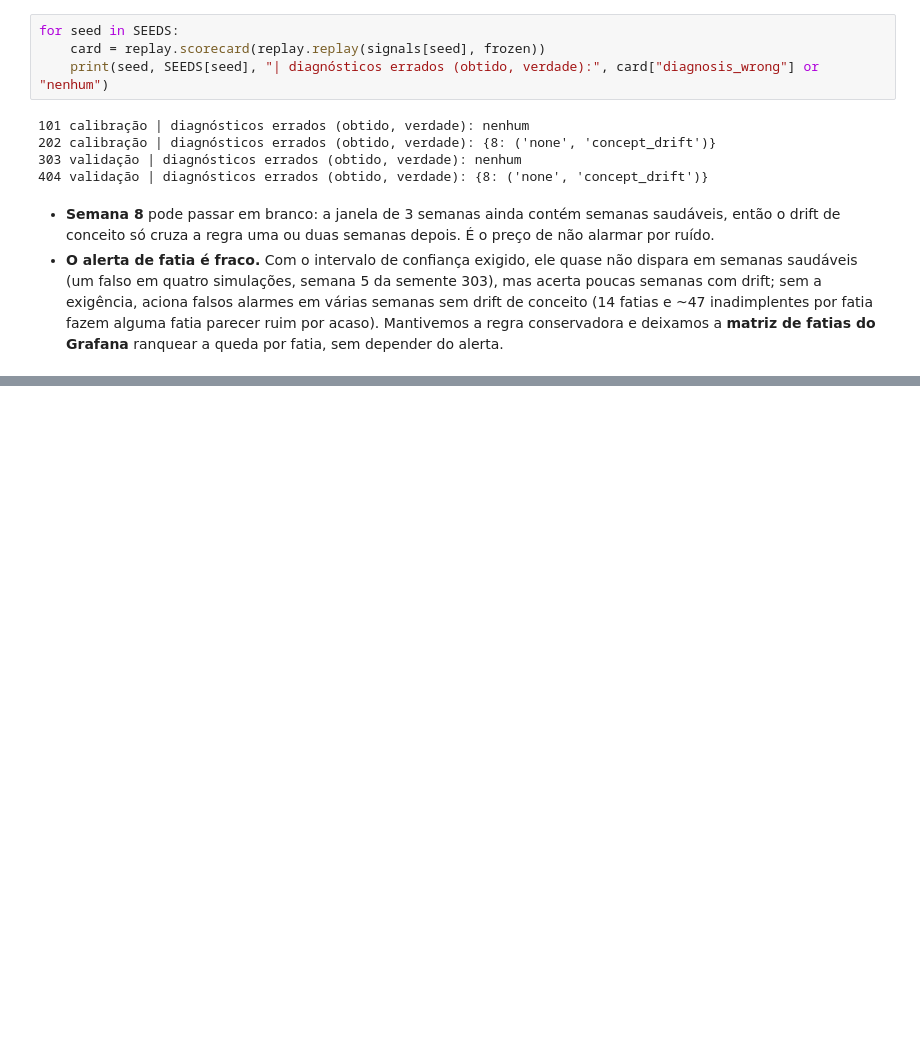
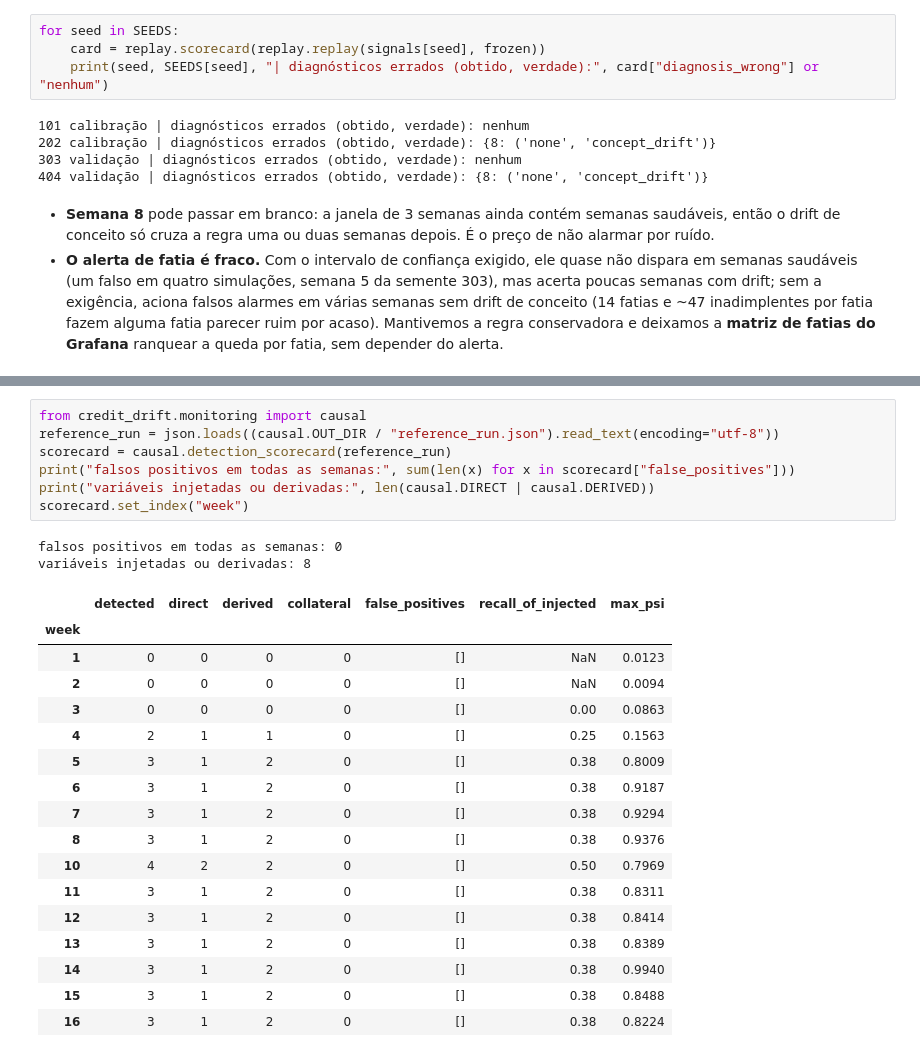
Before and after one commit to JoaoFurlan/tech-challenge-04, a Jupyter notebook: notebooks/04_drift_evaluation.ipynb, the cells around one changed output, grey strips where cells are left out. Drawn from its saved outputs; the diff is of its cells as text; blank space fills up the shorter version.

```diff
--- a/notebooks/04_drift_evaluation.ipynb
+++ b/notebooks/04_drift_evaluation.ipynb
@@ -123,0 +132,27 @@ for seed in SEEDS:
+# %%
+from credit_drift.monitoring import causal
+reference_run = json.loads((causal.OUT_DIR / "reference_run.json").read_text(encoding="utf-8"))
+scorecard = causal.detection_scorecard(reference_run)
+print("falsos positivos em todas as semanas:", sum(len(x) for x in scorecard["false_positives"]))
+print("variáveis injetadas ou derivadas:", len(causal.DIRECT | causal.DERIVED))
+scorecard.set_index("week")
+# %% [output]
+falsos positivos em todas as semanas: 0
+variáveis injetadas ou derivadas: 8
+|  | detected | direct | derived | collateral | false_positives | recall_of_injected | max_psi |
+| week |  |  |  |  |  |  |  |
+| 1 | 0 | 0 | 0 | 0 | [] | NaN | 0.0123 |
+| 2 | 0 | 0 | 0 | 0 | [] | NaN | 0.0094 |
+| 3 | 0 | 0 | 0 | 0 | [] | 0.00 | 0.0863 |
+| 4 | 2 | 1 | 1 | 0 | [] | 0.25 | 0.1563 |
+| 5 | 3 | 1 | 2 | 0 | [] | 0.38 | 0.8009 |
+| 6 | 3 | 1 | 2 | 0 | [] | 0.38 | 0.9187 |
+| 7 | 3 | 1 | 2 | 0 | [] | 0.38 | 0.9294 |
+| 8 | 3 | 1 | 2 | 0 | [] | 0.38 | 0.9376 |
+| 10 | 4 | 2 | 2 | 0 | [] | 0.50 | 0.7969 |
+| 11 | 3 | 1 | 2 | 0 | [] | 0.38 | 0.8311 |
+| 12 | 3 | 1 | 2 | 0 | [] | 0.38 | 0.8414 |
+| 13 | 3 | 1 | 2 | 0 | [] | 0.38 | 0.8389 |
+| 14 | 3 | 1 | 2 | 0 | [] | 0.38 | 0.9940 |
+| 15 | 3 | 1 | 2 | 0 | [] | 0.38 | 0.8488 |
+| 16 | 3 | 1 | 2 | 0 | [] | 0.38 | 0.8224 |
```
Also changed, not shown: parts of 8 cells of this notebook, 11 other files.
